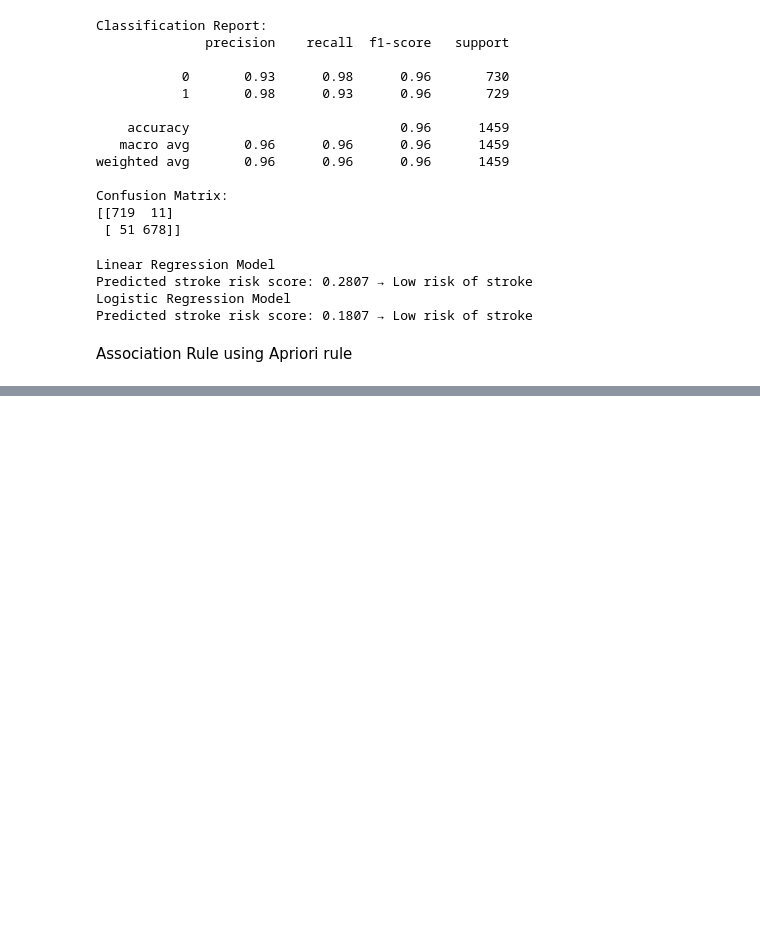
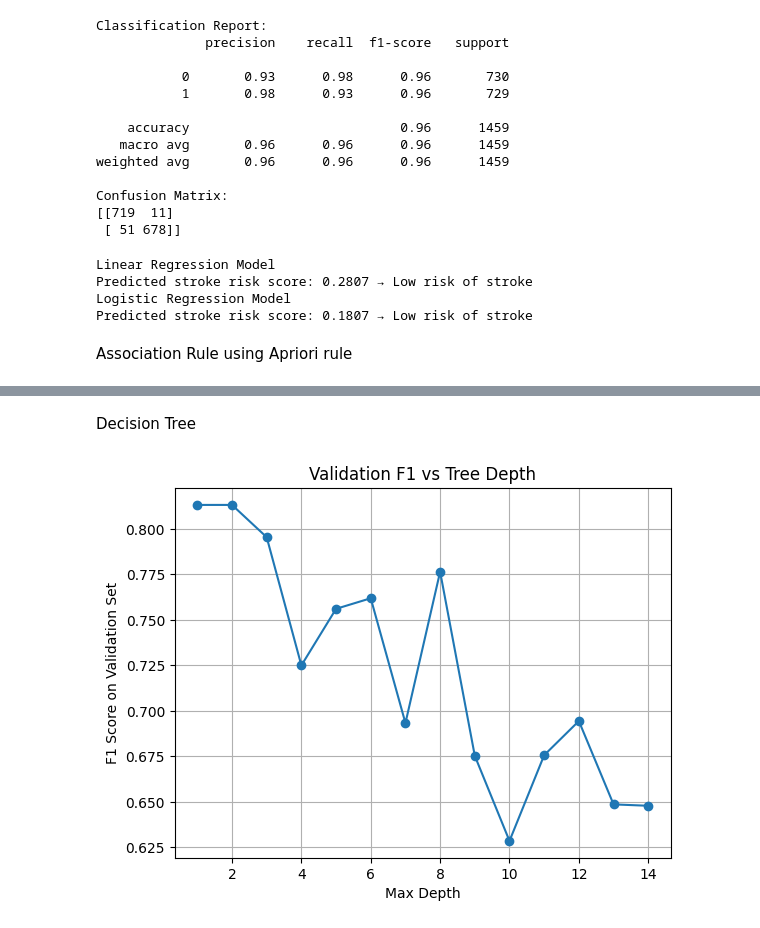
Before and after one commit to JohnVimrish/ML_Project, a Jupyter notebook: code.ipynb, the cells around one changed output, grey strips where cells are left out. Saved outputs shown, nothing was run; the diff lists cells and outputs as text; code cells hidden in the pictures; blank space fills up the shorter version.

Commit message:
Decision Tree code

```diff
--- a/code.ipynb
+++ b/code.ipynb
@@ -349,0 +352,62 @@ stroke_rules[['antecedents', 'consequents', 'support', 'confidence', 'lift']].he
+# %% [markdown]
+Decision Tree
+# %%
+def convert_column_dtype_ascatergory ( dataframe ,column_name) :
+    return dataframe[column_name].astype('category')
+# %%
+from sklearn.tree import DecisionTreeClassifier, plot_tree
+from sklearn.model_selection import train_test_split
+from sklearn.metrics import f1_score
+import matplotlib.pyplot as plt
+
+# avoid_columns_decision_tree = [
+decision_tree_dataset = stroke_dft.copy()
+decision_tree_dataset['bmi'] = decision_tree_dataset['bmi'].fillna(decision_tree_dataset['bmi'].median())
+decision_tree_dataset['gender'] = convert_column_dtype_ascatergory(decision_tree_dataset, 'gender')
+decision_tree_dataset['work_type'] = convert_column_dtype_ascatergory(decision_tree_dataset, 'work_type')
+decision_tree_dataset['smoking_status'] = convert_column_dtype_ascatergory(decision_tree_dataset, 'smoking_status')
+decision_tree_dataset = pd.get_dummies(decision_tree_dataset, columns=['gender','work_type','smoking_status'])
+decision_tree_dataset.drop(columns=['ever_married','Residence_type','bmi_category','age_catergory','glucose_category'], inplace=True)
+
+# Combine predictors_train and target_train into a single DataFrame
+# Separate majority and minority classes
+majority_df = decision_tree_dataset[decision_tree_dataset['stroke'] == 0]
+minority_df = decision_tree_dataset[decision_tree_dataset['stroke'] == 1]
+
+# Undersample the majority class randomly
+undersampled_majority = majority_df.sample(n=len(minority_df), random_state=5)
+
+# Combine the undersampled majority class and the minority class
+undersampled_data = pd.concat([undersampled_majority, minority_df])
+
+# Shuffle the combined DataFrame to ensure randomness
+balanced_data = undersampled_data.sample(frac=1, random_state=5)
+
+# Split the balanced_data into predictors_train and target_train
+predictors_train = balanced_data.drop(columns=['stroke'])
+target_train = balanced_data['stroke']
+
+# Taking steps to balance the train data
+# Split data: train, validation, test (70/15/15)
+X_train, X_temp, y_train, y_temp = train_test_split(predictors_train,target_train, test_size=0.3, stratify=target_train, random_state=42)
+X_val, X_test, y_val, y_test = train_test_split(X_temp, y_temp, test_size=0.5, stratify=y_temp, random_state=42)
+
+
+depths = range(1, 15)
+f1_scores = []
+
+for d in depths:
+    model = DecisionTreeClassifier(max_depth=d, random_state=42)
+    model.fit(X_train, y_train)
+    y_val_pred = model.predict(X_val)
+    f1 = f1_score(y_val, y_val_pred)
+    f1_scores.append(f1)
+
+plt.plot(depths, f1_scores, marker='o')
+plt.xlabel("Max Depth")
+plt.ylabel("F1 Score on Validation Set")
+plt.title("Validation F1 vs Tree Depth")
+plt.grid()
+plt.show()
+# %% [output]
+[figure, added]
```
Also changed, not shown: parts of 6 cells of this notebook.
